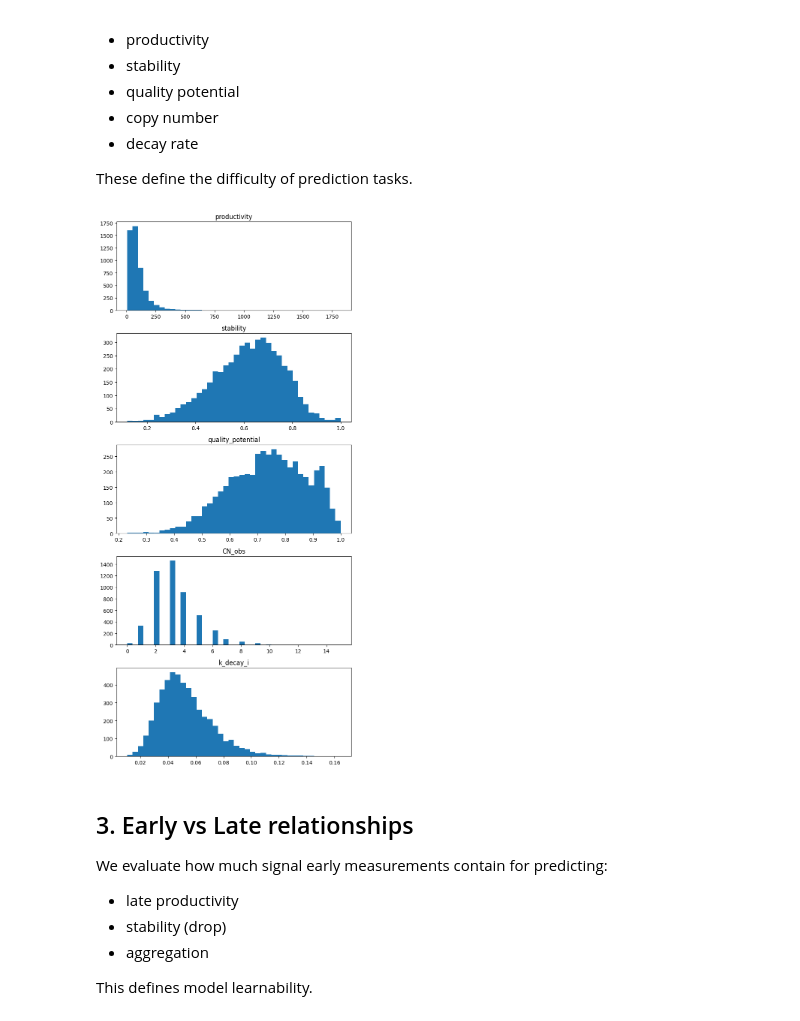
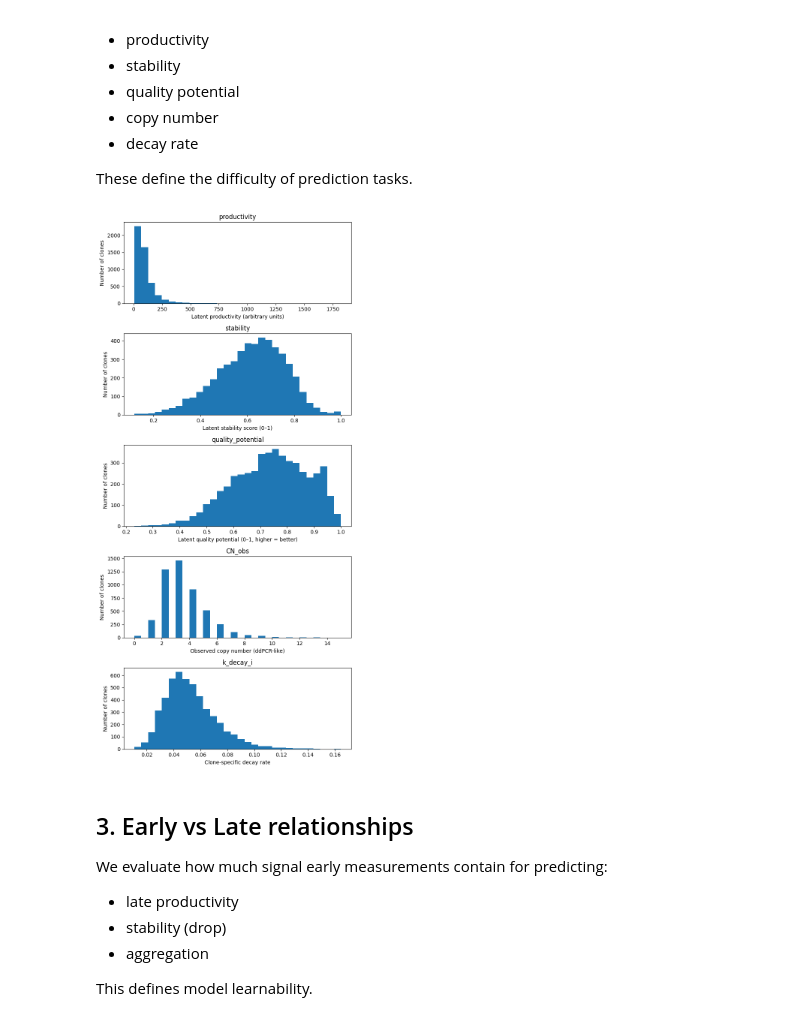
Before and after one commit to Sanghee-L/CLD_ML_PIPELINE, a Jupyter notebook: notebooks/01_explore_synthetic_data.ipynb, the cells around one changed output. Drawn from its saved outputs; the diff is of its cells as text; code cells hidden in the pictures.

```diff
--- a/notebooks/01_explore_synthetic_data.ipynb
+++ b/notebooks/01_explore_synthetic_data.ipynb
@@ -174,16 +174,26 @@ These define the difficulty of prediction tasks.
 # %%
 cols = ["productivity", "stability", "quality_potential", "CN_obs", "k_decay_i"]
 
 fig, axes = plt.subplots(len(cols), 1, figsize=(7, 3 * len(cols)))
 
+xlabels = {
+    "productivity": "Latent productivity (arbitrary units)",
+    "stability": "Latent stability score (0–1)",
+    "quality_potential": "Latent quality potential (0–1, higher = better)",
+    "CN_obs": "Observed copy number (ddPCR-like)",
+    "k_decay_i": "Clone-specific decay rate"
+}
+
 for ax, col in zip(axes, cols):
-    ax.hist(eda[col].dropna(), bins=40)
+    ax.hist(lat[col], bins=30)
     ax.set_title(col)
+    ax.set_xlabel(xlabels[col])
+    ax.set_ylabel("Number of clones")
 
 plt.tight_layout()
 plt.show()
 # %% [output]
-[figure, old version]
+[figure, new version]
 # %% [markdown]
 ## 3. Early vs Late relationships
 
```
Also changed, not shown: parts of 8 cells of this notebook, 2 other files.
